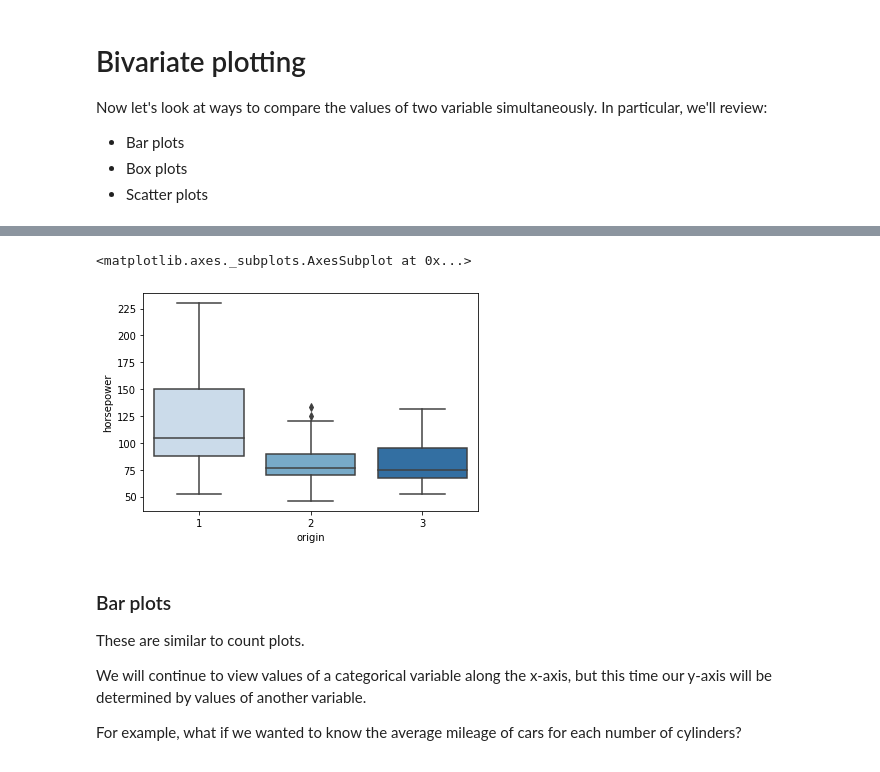
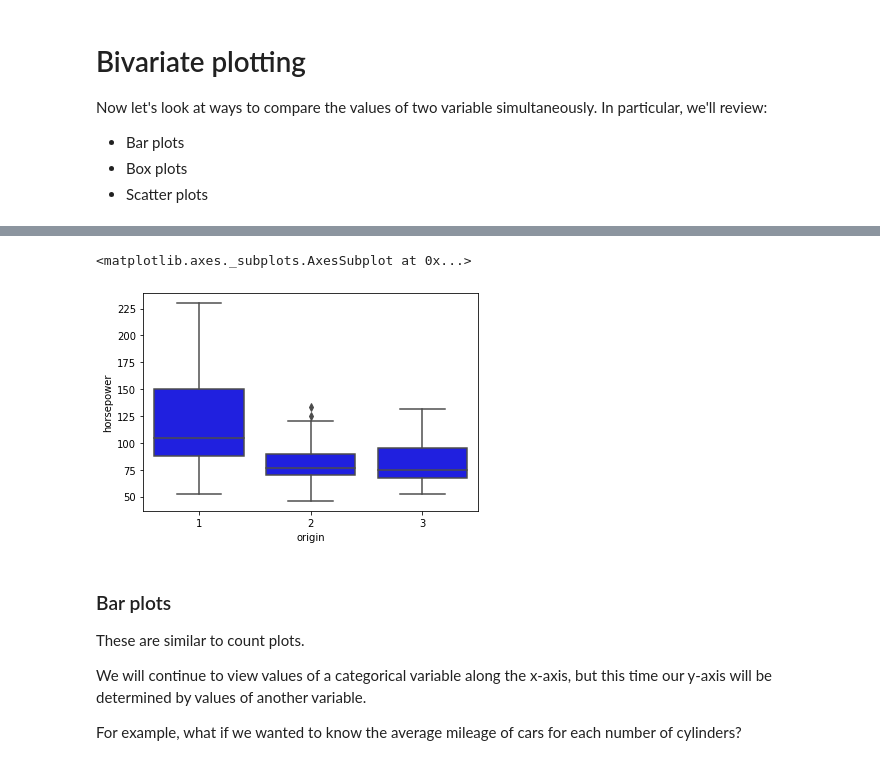
Before and after one commit to stringfestdata/olt-python-for-excel-users, a Jupyter notebook: 3-python-for-data-analysis/data-visualization.ipynb, the cells around one changed output, grey strips where cells are left out. Cells and saved outputs as stored; diff of their text form; code cells hidden in the pictures.

```diff
--- a/3-python-for-data-analysis/data-visualization.ipynb
+++ b/3-python-for-data-analysis/data-visualization.ipynb
@@ -179,10 +180,10 @@ We are now plotting *two* variables, so our `seaborn` arguments will be a little
 - `data`: The dataset where we can find these variables
 # %%
 # Create our box plot
-sns.boxplot(x='origin', y='horsepower', data=mpg, palette='Blues')
+sns.boxplot(x='origin', y='horsepower', data=mpg, color='blue')
 # %% [output]
 <matplotlib.axes._subplots.AxesSubplot at 0x...>
-[figure, old version]
+[figure, new version]
 # %% [markdown]
 ### Bar plots
 
```
Also changed, not shown: parts of 10 cells of this notebook, 5 other files.
